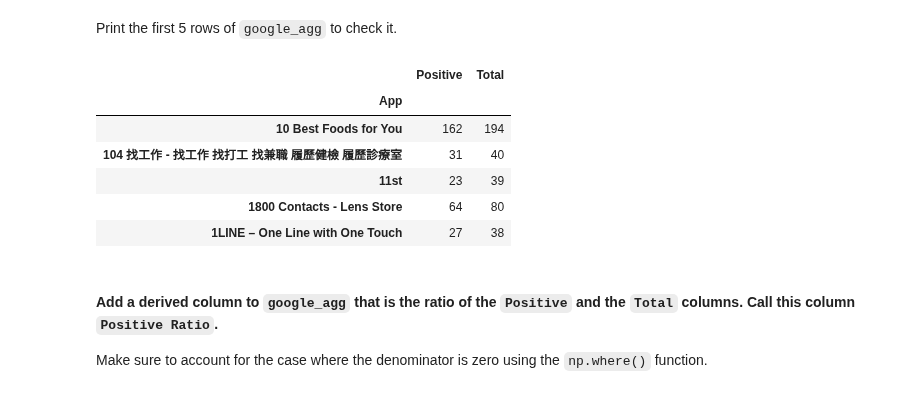
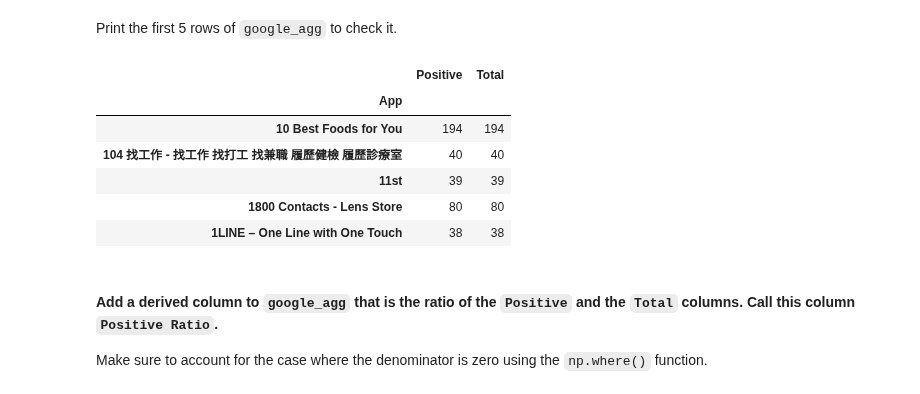
Before and after one commit to Miguel318/dataptmad1019, a Jupyter notebook: module-3/lab-supervised-learning-feature-extraction/your-code/main.ipynb, the cells around one changed output. Saved outputs shown, nothing was run; the diff lists cells and outputs as text; code cells hidden in the pictures.

```diff
--- a/module-3/lab-supervised-learning-feature-extraction/your-code/main.ipynb
+++ b/module-3/lab-supervised-learning-feature-extraction/your-code/main.ipynb
@@ -402,7 +419,7 @@ Now that you are clear about what we are trying to achieve, follow the steps bel
 In the next cell, drop all rows with missing data using the `dropna()` function and assign this new dataframe to `review_missing_removed`.
 # %%
 # Your code here:
-review_missing_removed = google_review.dropna()
+review_missing_removed = google_review.dropna(subset=['Translated_Review','Sentiment_Polarity','Sentiment_Subjectivity'])
 # %% [markdown]
 #### Now, use the `value_counts()` function ([documentation](https://pandas.pydata.org/pandas-docs/stable/generated/pandas.Series.value_counts.html)) to get a sense on how many apps are in this dataset and their review counts.
 # %%
@@ -443,3 +457,8 @@ In the following cell, write a function that takes a column and returns the numb
 
 def positive_function(x):
     return len(x[(np.where(x == 'Positive', 1,0) == 1)])
+# %%
+review_missing_removed.copy()
+review_missing_removed['Positive'] = review_missing_removed['Sentiment'].apply(positive_function)
+review_missing_removed['Total'] = 1
+re_mi=review_missing_removed.groupby(['App'])[['Positive', 'Total']].sum()
@@ -467,16 +500,18 @@ google_agg = google_agg.rename(columns={'positive_function':'Positive','count':'
+# %%
+google_agg = review_missing_removed.groupby('App').agg({'Positive':'sum','Total':'sum'})
 # %% [markdown]
 Print the first 5 rows of `google_agg` to check it.
 # %%
 # Your code here
-google_agg.head()
+google_agg.head(5)
 # %% [output]
 |  | Positive | Total |
 | App |  |  |
-| 10 Best Foods for You | 162 | 194 |
-| 104 找工作 - 找工作 找打工 找兼職 履歷健檢 履歷診療室 | 31 | 40 |
-| 11st | 23 | 39 |
-| 1800 Contacts - Lens Store | 64 | 80 |
-| 1LINE – One Line with One Touch | 27 | 38 |
+| 10 Best Foods for You | 194 | 194 |
+| 104 找工作 - 找工作 找打工 找兼職 履歷健檢 履歷診療室 | 40 | 40 |
+| 11st | 39 | 39 |
+| 1800 Contacts - Lens Store | 80 | 80 |
+| 1LINE – One Line with One Touch | 38 | 38 |
 # %% [markdown]
 #### Add a derived column to `google_agg` that is the ratio of the `Positive` and the `Total` columns. Call this column `Positive Ratio`.
 
```
Also changed, not shown: parts of 24 cells of this notebook, 1 other file.
